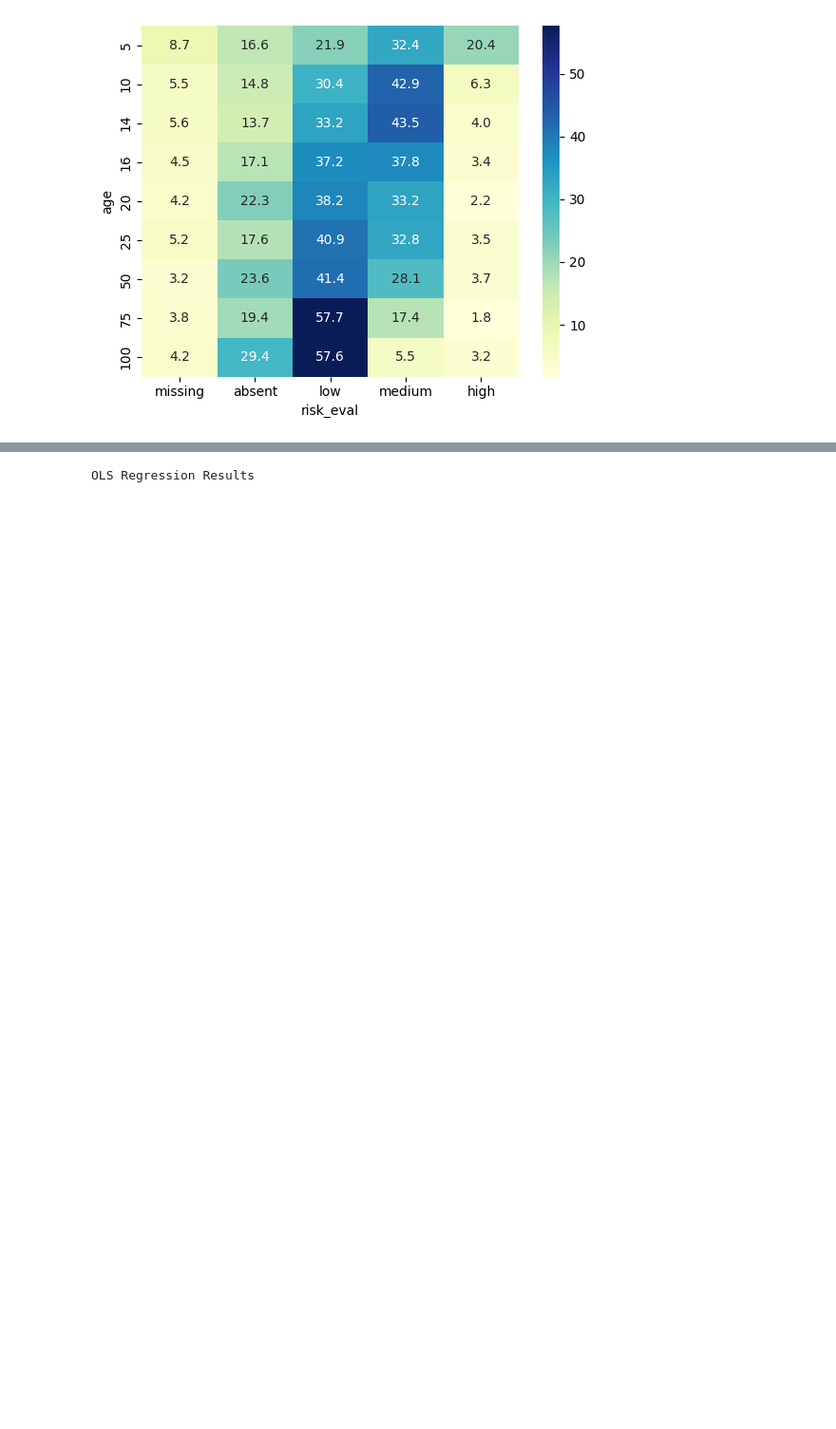
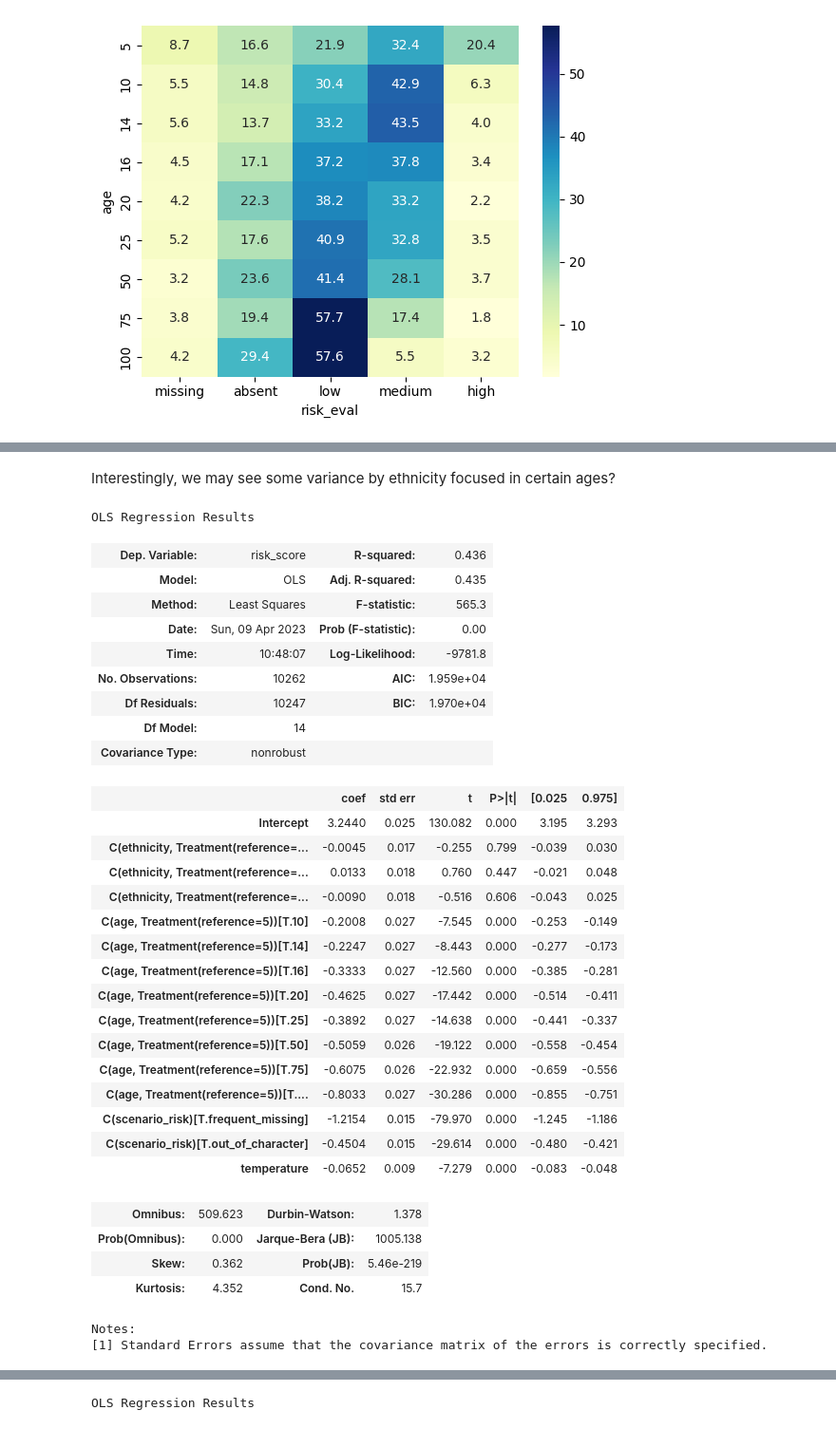
Before and after one commit to AndreasThinks/police-risk-open-ai, a Jupyter notebook: nbs/Analysis/llm_risk_research.ipynb, the cells around one changed output, grey strips where cells are left out. Shown at 95% size. Cells and saved outputs as stored; diff of their text form; code cells hidden in the pictures; blank space fills up the shorter version.

```diff
--- a/nbs/analysis/llm_risk_research.ipynb
+++ b/nbs/Analysis/llm_risk_research.ipynb
@@ -118,0 +174,40 @@ dtype: object
+# %% [markdown]
+Interestingly, we may see some variance by ethnicity focused in certain ages?
+# %%
+mod = smf.ols(formula='risk_score ~ temperature + C(ethnicity, Treatment(reference="White")) + C(age, Treatment(reference=5)) + C(scenario_risk)', data=ordinal_df)
+res = mod.fit()
+
+res.summary()
+# %% [output]
+OLS Regression Results
+| Dep. Variable: | risk_score | R-squared: | 0.436 |
+| Model: | OLS | Adj. R-squared: | 0.435 |
+| Method: | Least Squares | F-statistic: | 565.3 |
+| Date: | Sun, 09 Apr 2023 | Prob (F-statistic): | 0.00 |
+| Time: | 10:48:07 | Log-Likelihood: | -9781.8 |
+| No. Observations: | 10262 | AIC: | 1.959e+04 |
+| Df Residuals: | 10247 | BIC: | 1.970e+04 |
+| Df Model: | 14 |  |  |
+| Covariance Type: | nonrobust |  |  |
+|  | coef | std err | t | P>|t| | [0.025 | 0.975] |
+| Intercept | 3.2440 | 0.025 | 130.082 | 0.000 | 3.195 | 3.293 |
+| C(ethnicity, Treatment(reference=... | -0.0045 | 0.017 | -0.255 | 0.799 | -0.039 | 0.030 |
+| C(ethnicity, Treatment(reference=... | 0.0133 | 0.018 | 0.760 | 0.447 | -0.021 | 0.048 |
+| C(ethnicity, Treatment(reference=... | -0.0090 | 0.018 | -0.516 | 0.606 | -0.043 | 0.025 |
+| C(age, Treatment(reference=5))[T.10] | -0.2008 | 0.027 | -7.545 | 0.000 | -0.253 | -0.149 |
+| C(age, Treatment(reference=5))[T.14] | -0.2247 | 0.027 | -8.443 | 0.000 | -0.277 | -0.173 |
+| C(age, Treatment(reference=5))[T.16] | -0.3333 | 0.027 | -12.560 | 0.000 | -0.385 | -0.281 |
+| C(age, Treatment(reference=5))[T.20] | -0.4625 | 0.027 | -17.442 | 0.000 | -0.514 | -0.411 |
+| C(age, Treatment(reference=5))[T.25] | -0.3892 | 0.027 | -14.638 | 0.000 | -0.441 | -0.337 |
+| C(age, Treatment(reference=5))[T.50] | -0.5059 | 0.026 | -19.122 | 0.000 | -0.558 | -0.454 |
+| C(age, Treatment(reference=5))[T.75] | -0.6075 | 0.026 | -22.932 | 0.000 | -0.659 | -0.556 |
+| C(age, Treatment(reference=5))[T.... | -0.8033 | 0.027 | -30.286 | 0.000 | -0.855 | -0.751 |
+| C(scenario_risk)[T.frequent_missing] | -1.2154 | 0.015 | -79.970 | 0.000 | -1.245 | -1.186 |
+| C(scenario_risk)[T.out_of_character] | -0.4504 | 0.015 | -29.614 | 0.000 | -0.480 | -0.421 |
+| temperature | -0.0652 | 0.009 | -7.279 | 0.000 | -0.083 | -0.048 |
+| Omnibus: | 509.623 | Durbin-Watson: | 1.378 |
+| Prob(Omnibus): | 0.000 | Jarque-Bera (JB): | 1005.138 |
+| Skew: | 0.362 | Prob(JB): | 5.46e-219 |
+| Kurtosis: | 4.352 | Cond. No. | 15.7 |
+Notes:
+[1] Standard Errors assume that the covariance matrix of the errors is correctly specified.
```
Also changed, not shown: parts of 17 cells of this notebook, 2 other files.
